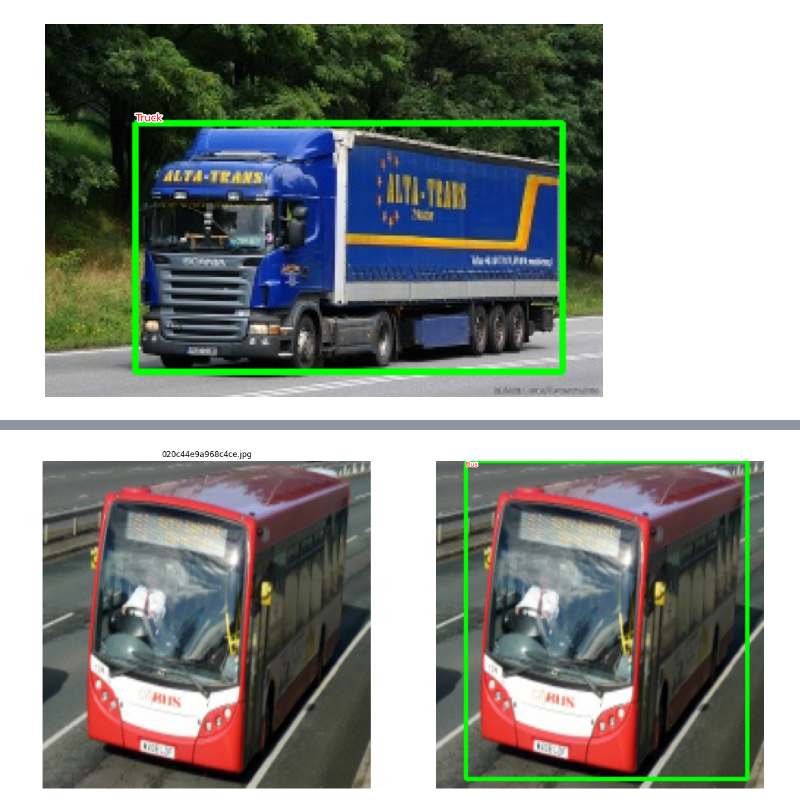
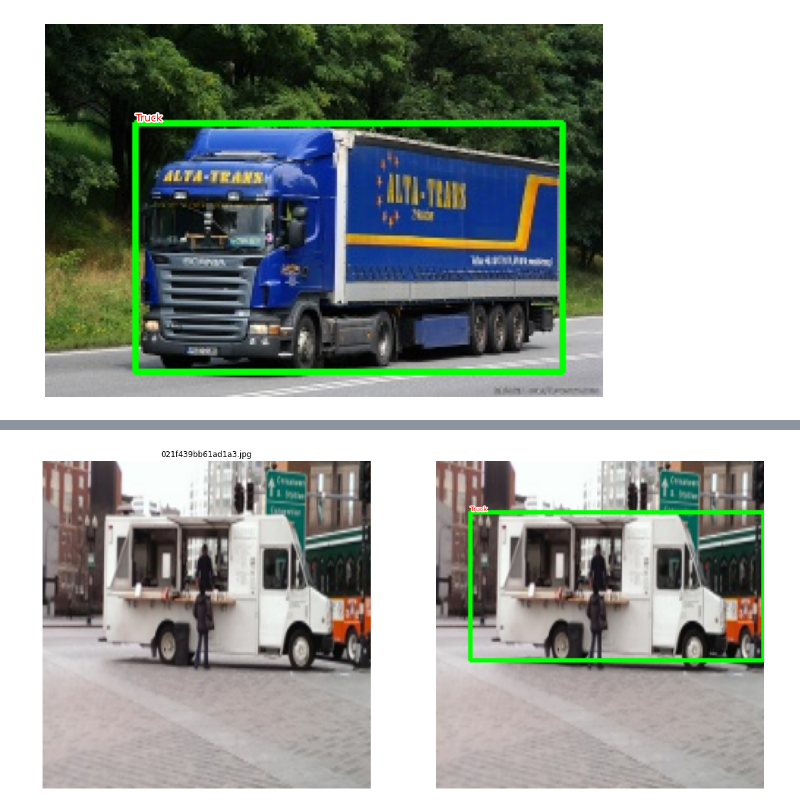
Before and after one commit to KSDeng/CS5242-2022fall, a Jupyter notebook: answers/HW7/Homework_07_Q1.ipynb, the cells around one changed output, grey strips where cells are left out. Drawn from its saved outputs; the diff is of its cells as text; code cells hidden in the pictures.

```diff
--- a/answers/HW7/Homework_07_Q1.ipynb
+++ b/answers/HW7/Homework_07_Q1.ipynb
@@ -396,6 +396,6 @@ def test_predictions(filename):
         show(img, bbs=bbs.tolist(), texts=[target2label[c] for c in clss.tolist()], ax=ax[1])
         plt.show()
 # %%
-test_predictions(test_ds[15][-1])
+test_predictions(test_ds[29][-1])
 # %% [output]
-[figure, old version]
+[figure, new version]
```
Also changed, not shown: parts of 2 cells of this notebook, 1 other file.
